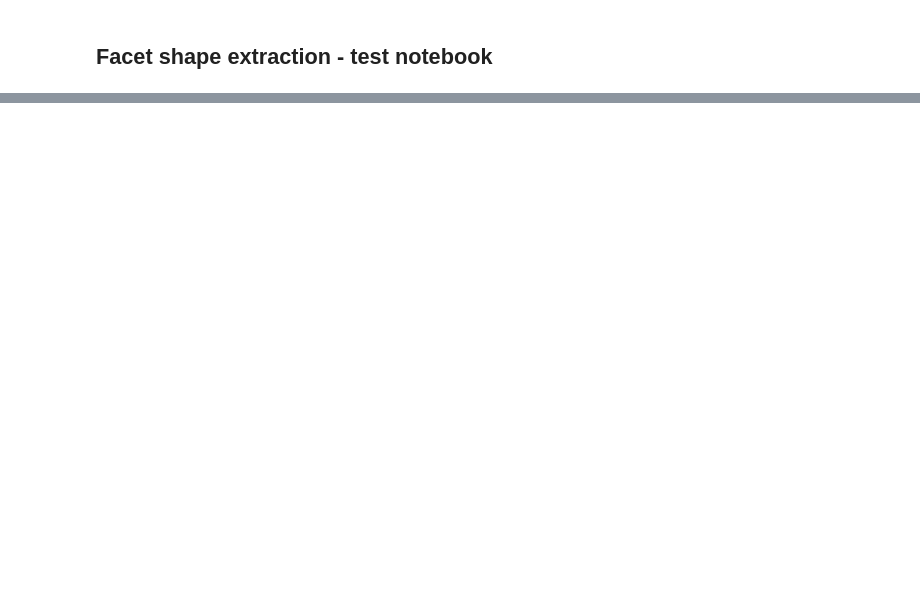
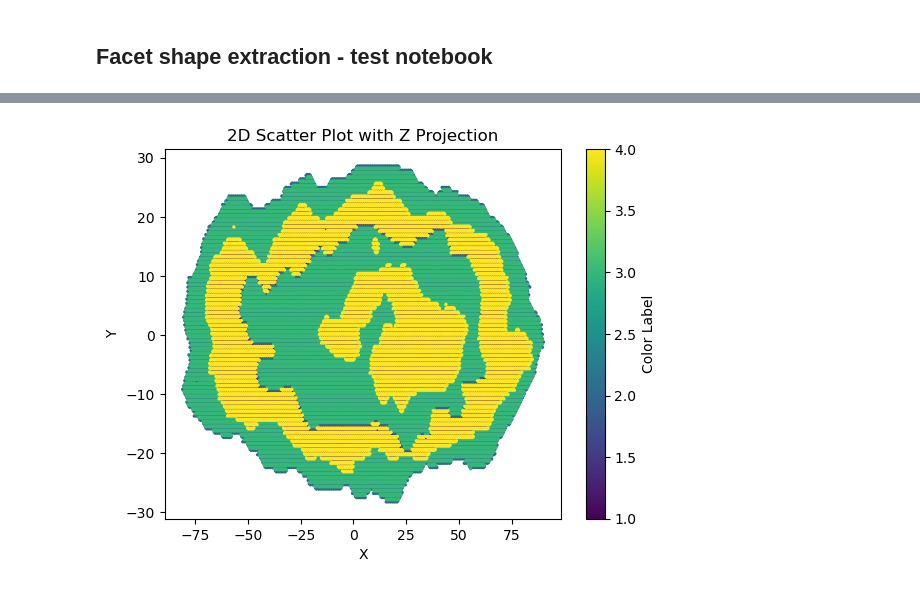
Before and after one commit to st-te/AFML, a Jupyter notebook: AFML_CG_xyz.ipynb, the cells around one changed output, grey strips where cells are left out. Cells and saved outputs as stored; diff of their text form; code cells hidden in the pictures; blank space fills up the shorter version.

```diff
--- a/AFML_CG_xyz.ipynb
+++ b/AFML_CG_xyz.ipynb
@@ -36,0 +46,29 @@ read_XYZ('/Users/user/Documents/PhD/AFML/LNO_25c_bulk_412_ovito_CGvisualiser.XYZ
+# %%
+# Plot the facet in 2D
+
+def plot_facet_2d(filepath):
+    colour, x, y, z = read_XYZ(filepath)
+    plt.figure()
+
+    # Choose a colormap for coloring the points based on the 'colour' column
+    colormap = plt.get_cmap("viridis")  # You can choose other colormaps as well
+
+    # Normalize the 'colour' column to map it to the colormap
+    norm = plt.Normalize(colour.min(), colour.max())
+
+    # Scatter plot with colored points
+    scatter = plt.scatter(x, y, c=colour, cmap=colormap, norm=norm, s=2)
+
+    # Add a colorbar to show the color mapping
+    cbar = plt.colorbar(scatter)
+    cbar.set_label("Color Label")
+
+    plt.xlabel("X")
+    plt.ylabel("Y")
+    plt.title("2D Scatter Plot with Z Projection")
+
+    plt.show()
+
+plot_facet_2d(filepath)
+# %% [output]
+[figure, added]
```
Also changed, not shown: parts of 7 cells of this notebook, 1 other file.
